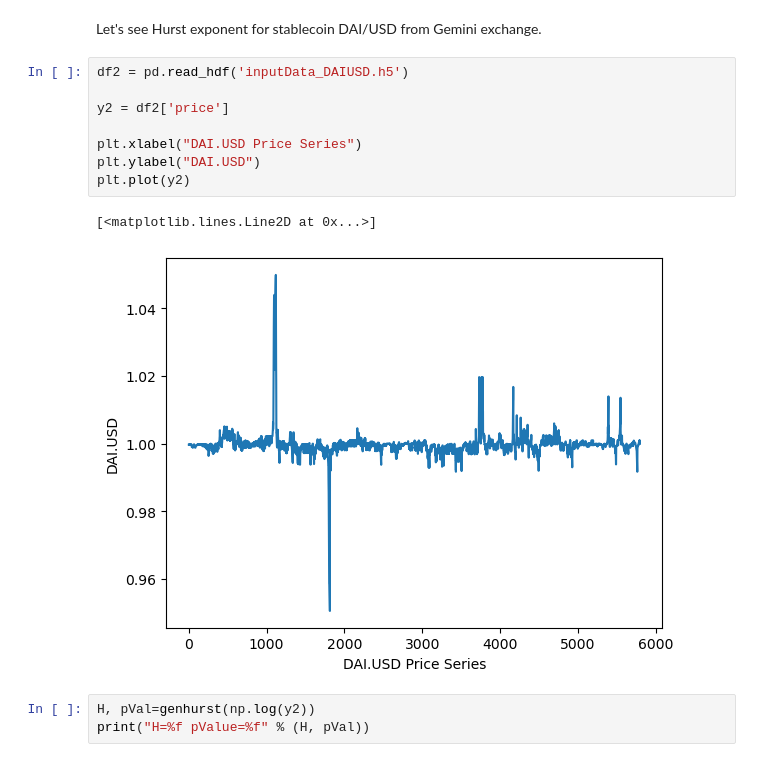
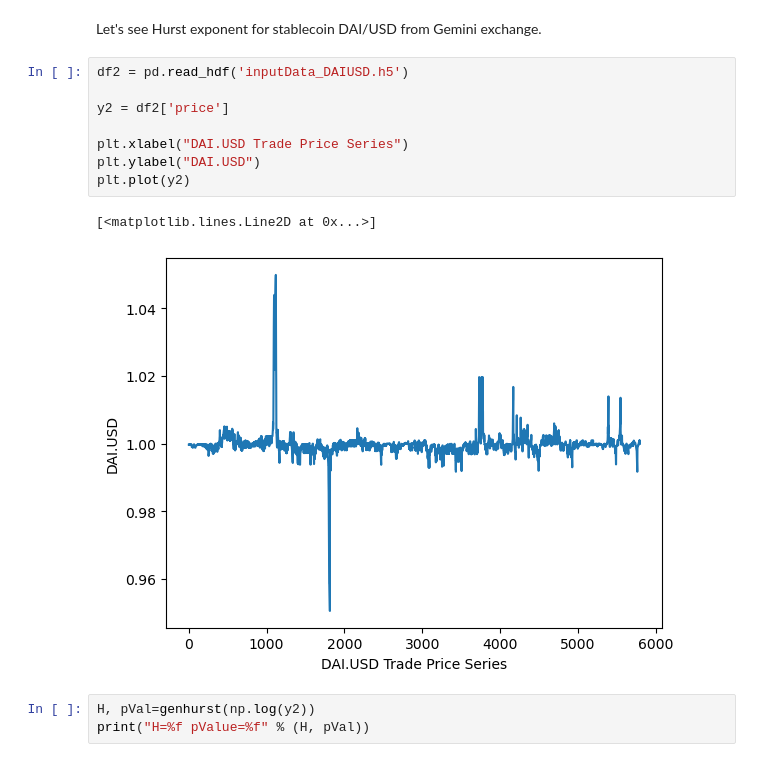
Before and after one commit to usunyu/quant-for-manna, a Jupyter notebook: Algorithmic Trading - Winning Strategies and Their Rationale/Example2_2_Computing_the_Hurst_Exponent.ipynb, the cells around one changed output. Cells and saved outputs as stored; diff of their text form.

```diff
--- a/Algorithmic Trading - Winning Strategies and Their Rationale/Example2_2_Computing_the_Hurst_Exponent.ipynb
+++ b/Algorithmic Trading - Winning Strategies and Their Rationale/Example2_2_Computing_the_Hurst_Exponent.ipynb
@@ -90,14 +92,14 @@ Let's see Hurst exponent for stablecoin DAI/USD from Gemini exchange.
 # %%
 df2 = pd.read_hdf('inputData_DAIUSD.h5')
 
 y2 = df2['price']
 
-plt.xlabel("DAI.USD Price Series")
+plt.xlabel("DAI.USD Trade Price Series")
 plt.ylabel("DAI.USD")
 plt.plot(y2)
 # %% [output]
 [<matplotlib.lines.Line2D at 0x...>]
-[figure, old version]
+[figure, new version]
 # %%
 H, pVal=genhurst(np.log(y2))
 print("H=%f pValue=%f" % (H, pVal))
```
Also changed, not shown: parts of 2 cells of this notebook, 2 other files.
